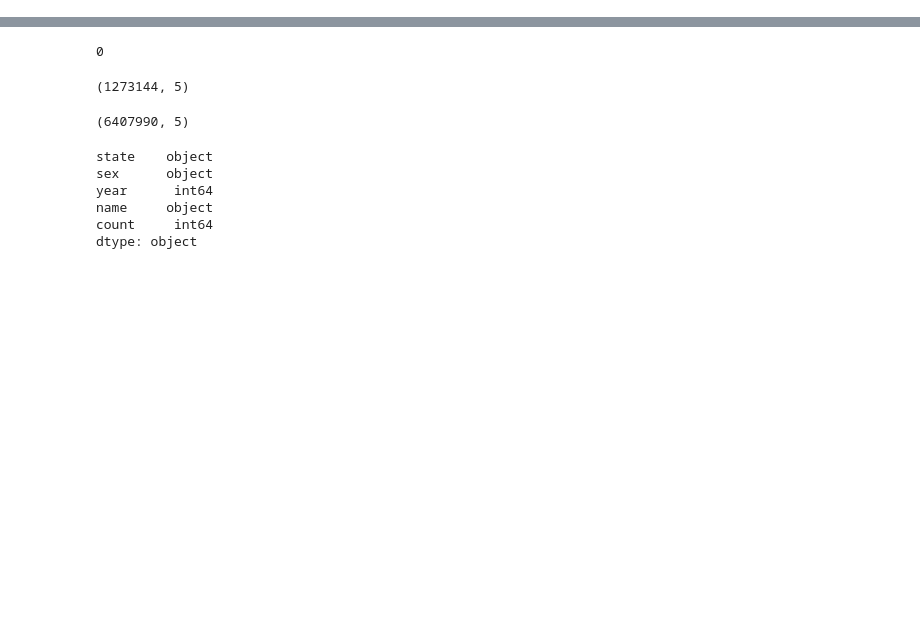
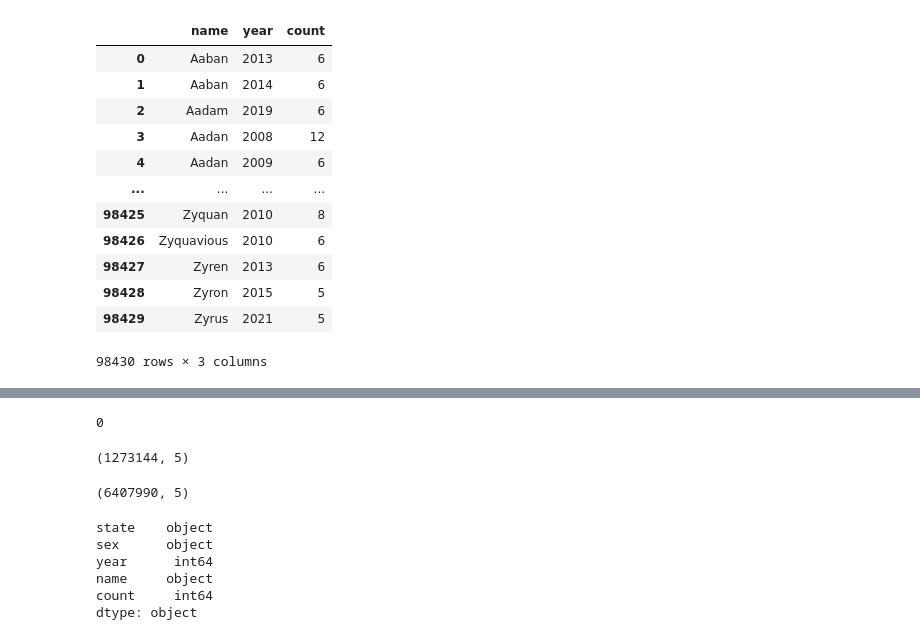
Before and after one commit to ajhergenroeder/BabyNamesUS, a Jupyter notebook: notebooks/top_5_names_by_year-US.ipynb, the cells around one changed output, grey strips where cells are left out. Drawn from its saved outputs; the diff is of its cells as text; code cells hidden in the pictures; blank space fills up the shorter version.

```diff
--- a/notebooks/top_5_names_by_year-US.ipynb
+++ b/notebooks/top_5_names_by_year-US.ipynb
@@ -36,0 +43,16 @@ top_names_list = df_name_count.values[:,0][:NUM_NAMES].tolist()
+# %%
+df_names_by_yr
+# %% [output]
+|  | name | year | count |
+| 0 | Aaban | 2013 | 6 |
+| 1 | Aaban | 2014 | 6 |
+| 2 | Aadam | 2019 | 6 |
+| 3 | Aadan | 2008 | 12 |
+| 4 | Aadan | 2009 | 6 |
+| ... | ... | ... | ... |
+| 98425 | Zyquan | 2010 | 8 |
+| 98426 | Zyquavious | 2010 | 6 |
+| 98427 | Zyren | 2013 | 6 |
+| 98428 | Zyron | 2015 | 5 |
+| 98429 | Zyrus | 2021 | 5 |
+98430 rows × 3 columns
```
Also changed, not shown: parts of 11 cells of this notebook.
